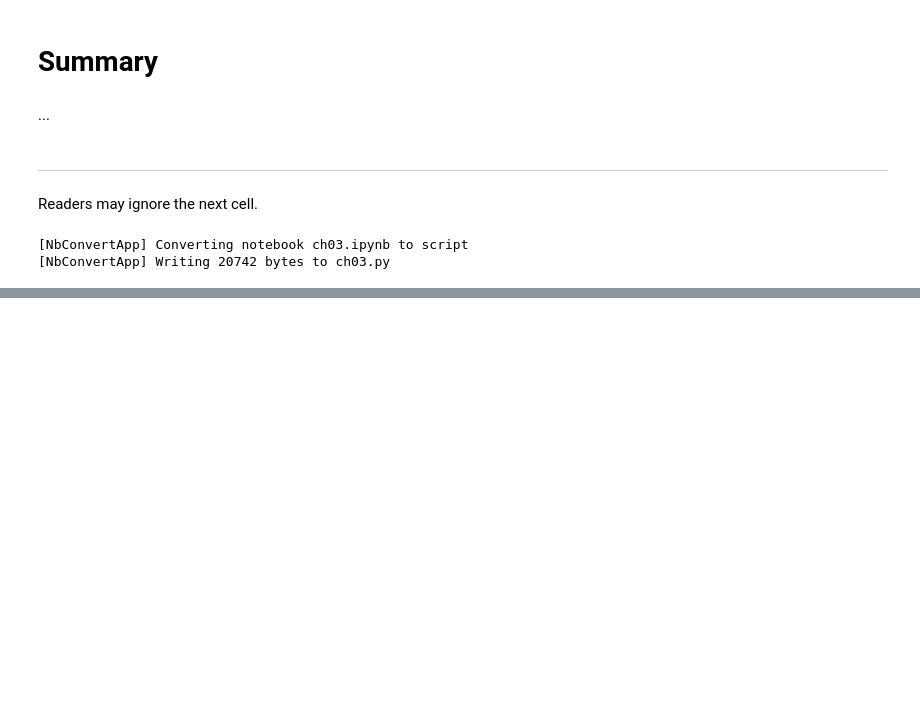
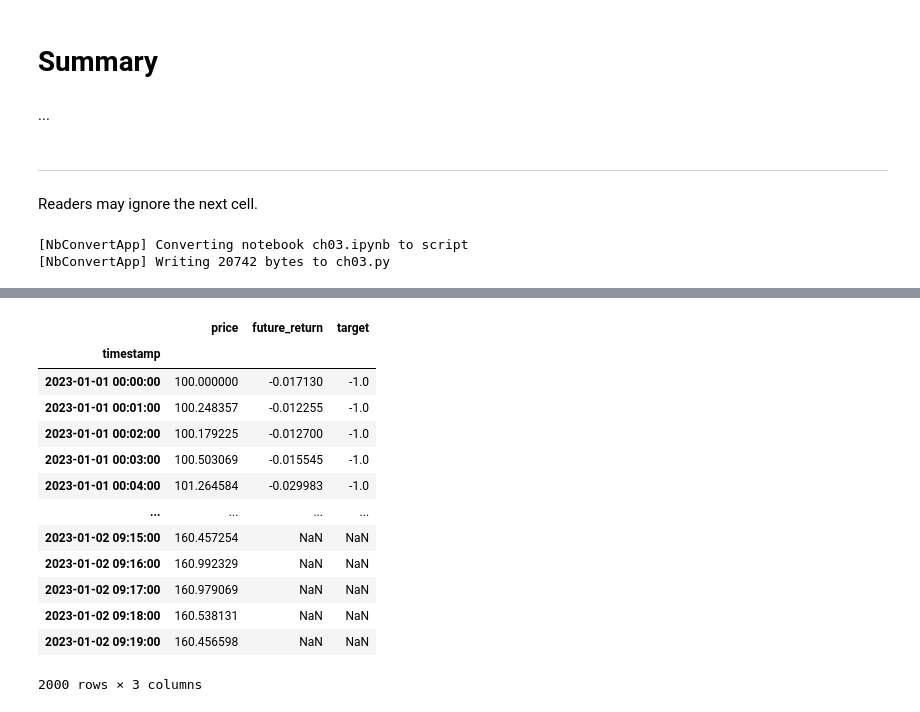
Before and after one commit to MinyaevAndrey/python-machine-learning-book-3rd-edition, a Jupyter notebook: ch03/ch03.ipynb, the cells around one changed output, grey strips where cells are left out. Drawn from its saved outputs; the diff is of its cells as text; code cells hidden in the pictures; blank space fills up the shorter version.

```diff
--- a/ch03/ch03.ipynb
+++ b/ch03/ch03.ipynb
@@ -793,0 +835,45 @@ Readers may ignore the next cell.
+# %%
+#
+# Шаг 2: Определим целевую переменную
+# Будем смотреть на изменение цены за следующие 20 минут:
+
+# Горизонт прогноза (в минутах)
+horizon = 20
+
+# Рассчитываем будущую доходность
+df['future_return'] = df['price'].pct_change(periods=horizon).shift(-horizon)
+
+# Классификация:
+# -1: тренд вниз (доходность < -0.5%)
+#  0: флэт (|доходность| <= 0.5%)
+# +1: тренд вверх (доходность > 0.5%)
+threshold = 0.005  # 0.5%
+
+def classify_trend(ret):
+    if pd.isna(ret):
+        return np.nan
+    elif ret > threshold:
+        return 1
+    elif ret < -threshold:
+        return -1
+    else:
+        return 0
+
+df['target'] = df['future_return'].apply(classify_trend)
+# %%
+df
+# %% [output]
+|  | price | future_return | target |
+| timestamp |  |  |  |
+| 2023-01-01 00:00:00 | 100.000000 | -0.017130 | -1.0 |
+| 2023-01-01 00:01:00 | 100.248357 | -0.012255 | -1.0 |
+| 2023-01-01 00:02:00 | 100.179225 | -0.012700 | -1.0 |
+| 2023-01-01 00:03:00 | 100.503069 | -0.015545 | -1.0 |
+| 2023-01-01 00:04:00 | 101.264584 | -0.029983 | -1.0 |
+| ... | ... | ... | ... |
+| 2023-01-02 09:15:00 | 160.457254 | NaN | NaN |
+| 2023-01-02 09:16:00 | 160.992329 | NaN | NaN |
+| 2023-01-02 09:17:00 | 160.979069 | NaN | NaN |
+| 2023-01-02 09:18:00 | 160.538131 | NaN | NaN |
+| 2023-01-02 09:19:00 | 160.456598 | NaN | NaN |
+2000 rows × 3 columns
```
Also changed, not shown: parts of 10 cells of this notebook.
